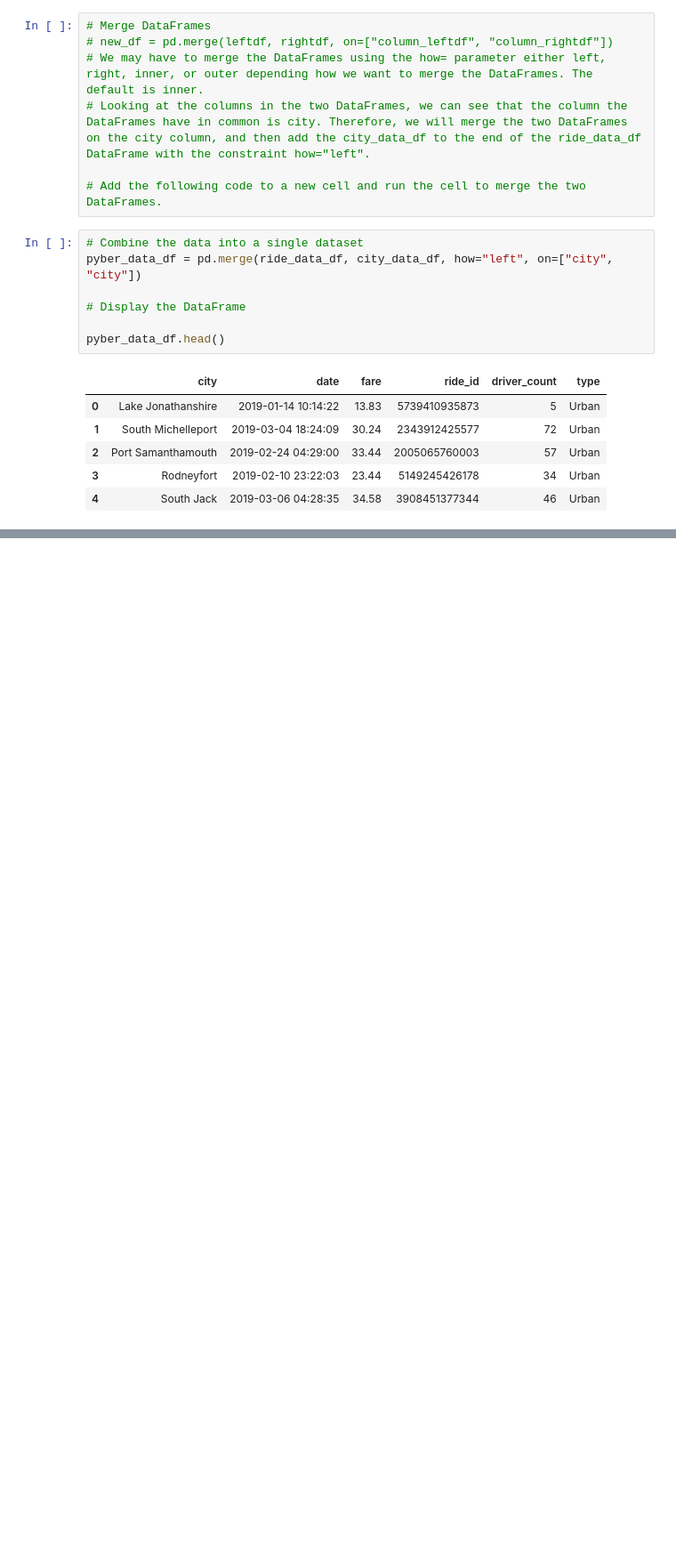
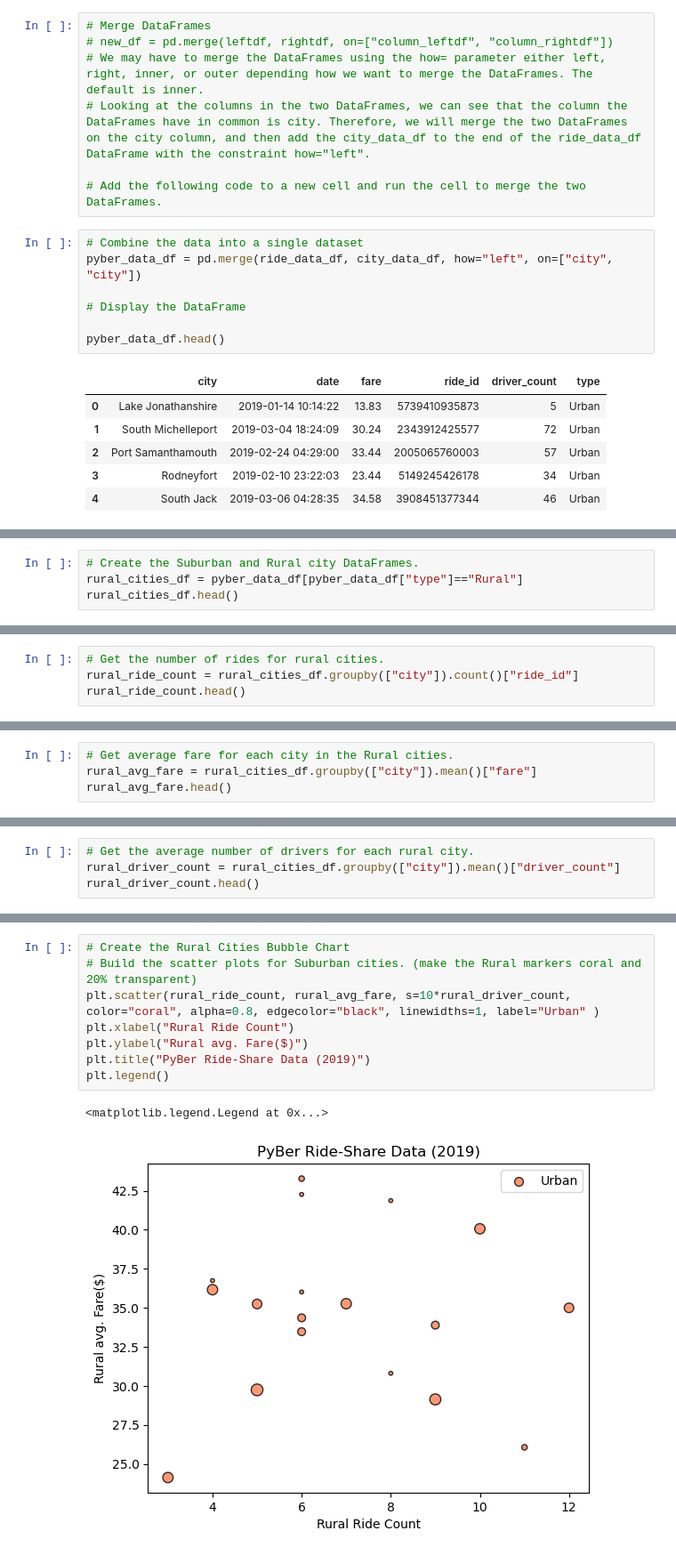
Before and after one commit to fareenamughal/PyBer_Analysis, a Jupyter notebook: PyBer..ipynb, the cells around one changed output, grey strips where cells are left out. Shown at 89% size. Saved outputs shown, nothing was run; the diff lists cells and outputs as text; blank space fills up the shorter version.

```diff
--- a/PyBer..ipynb
+++ b/PyBer..ipynb
@@ -178,0 +216,4 @@ pyber_data_df.head()
+# %%
+# Create the Suburban and Rural city DataFrames.
+rural_cities_df = pyber_data_df[pyber_data_df["type"]=="Rural"]
+rural_cities_df.head()
@@ -178,0 +258,4 @@ pyber_data_df.head()
+# %%
+# Get the number of rides for rural cities.
+rural_ride_count = rural_cities_df.groupby(["city"]).count()["ride_id"]
+rural_ride_count.head()
@@ -178,0 +294,4 @@ pyber_data_df.head()
+# %%
+# Get average fare for each city in the Rural cities.
+rural_avg_fare = rural_cities_df.groupby(["city"]).mean()["fare"]
+rural_avg_fare.head()
@@ -178,0 +331,4 @@ pyber_data_df.head()
+# %%
+# Get the average number of drivers for each rural city.
+rural_driver_count = rural_cities_df.groupby(["city"]).mean()["driver_count"]
+rural_driver_count.head()
@@ -178,0 +365,11 @@ pyber_data_df.head()
+# %%
+# Create the Rural Cities Bubble Chart
+# Build the scatter plots for Suburban cities. (make the Rural markers coral and 20% transparent)
+plt.scatter(rural_ride_count, rural_avg_fare, s=10*rural_driver_count, color="coral", alpha=0.8, edgecolor="black", linewidths=1, label="Urban" )
+plt.xlabel("Rural Ride Count")
+plt.ylabel("Rural avg. Fare($)")
+plt.title("PyBer Ride-Share Data (2019)")
+plt.legend()
+# %% [output]
+<matplotlib.legend.Legend at 0x...>
+[figure, added]
```
Also changed, not shown: parts of 18 cells of this notebook.
